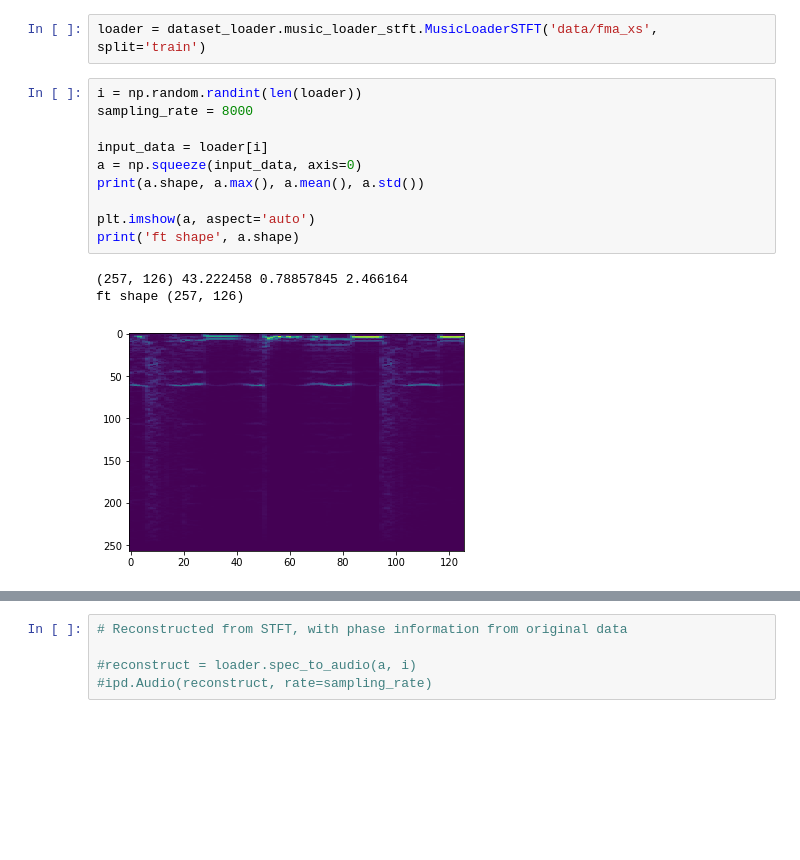
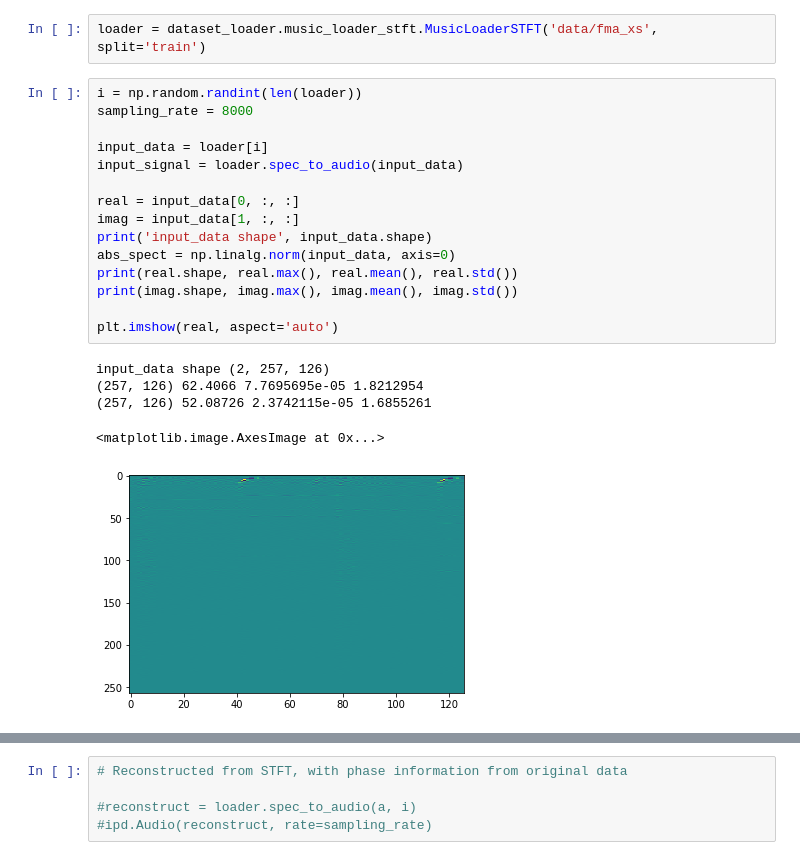
Before and after one commit to pgrady3/music-compression, a Jupyter notebook: autoencoder_freq.ipynb, the cells around one changed output, grey strips where cells are left out. Cells and saved outputs as stored; diff of their text form; blank space fills up the shorter version.

```diff
--- a/autoencoder_freq.ipynb
+++ b/autoencoder_freq.ipynb
@@ -11,17 +11,24 @@ loader = dataset_loader.music_loader_stft.MusicLoaderSTFT('data/fma_xs', split='
 # %%
 i = np.random.randint(len(loader))
 sampling_rate = 8000
 
 input_data = loader[i]
-a = np.squeeze(input_data, axis=0)
-print(a.shape, a.max(), a.mean(), a.std())
+input_signal = loader.spec_to_audio(input_data)
 
-plt.imshow(a, aspect='auto')
-print('ft shape', a.shape)
+real = input_data[0, :, :]
+imag = input_data[1, :, :]
+print('input_data shape', input_data.shape)
+abs_spect = np.linalg.norm(input_data, axis=0)
+print(real.shape, real.max(), real.mean(), real.std())
+print(imag.shape, imag.max(), imag.mean(), imag.std())
+
+plt.imshow(real, aspect='auto')
 # %% [output]
-(257, 126) 43.222458 0.78857845 2.466164
-ft shape (257, 126)
+input_data shape (2, 257, 126)
+(257, 126) 62.4066 7.7695695e-05 1.8212954
+(257, 126) 52.08726 2.3742115e-05 1.6855261
+<matplotlib.image.AxesImage at 0x...>
-[figure, old version]
+[figure, new version]
 # %%
 # Original audio
 
```
Also changed, not shown: parts of 9 cells of this notebook, 2 other files.
